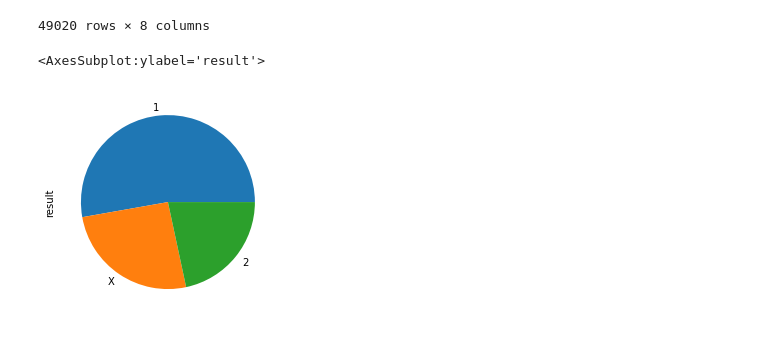
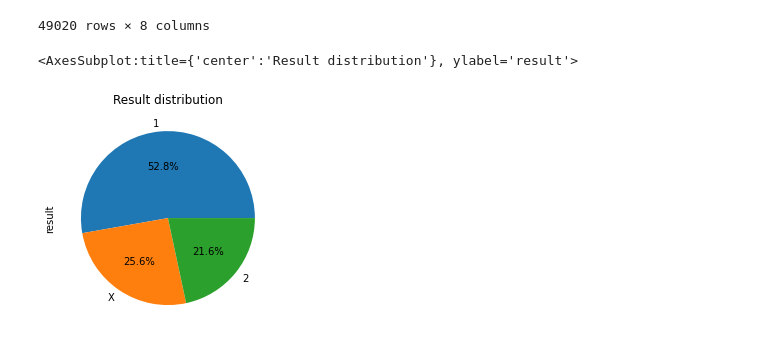
Before and after one commit to joseb061/Master-projects, a Jupyter notebook: analysis/LaLigaDataAnalysis.ipynb, the cells around one changed output. Saved outputs shown, nothing was run; the diff lists cells and outputs as text; code cells hidden in the pictures.

```diff
--- a/analysis/LaLigaDataAnalysis.ipynb
+++ b/analysis/LaLigaDataAnalysis.ipynb
@@ -37,7 +37,7 @@ def parse_score(score_as_string):
 # %%
 df['result'] = df['score'].apply(parse_score)
 # %%
-df["result"].value_counts().plot(kind="pie")
+df["result"].value_counts().plot(kind="pie",title = "Result distribution",autopct='%1.1f%%')
 # %% [output]
-<AxesSubplot:ylabel='result'>
+<AxesSubplot:title={'center':'Result distribution'}, ylabel='result'>
-[figure, old version]
+[figure, new version]
```
Also changed, not shown: parts of 3 cells of this notebook, 1 other file.
